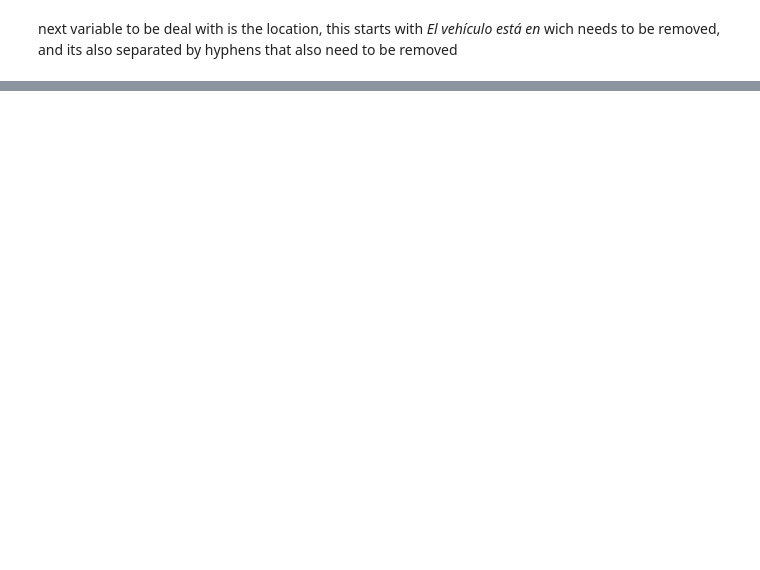
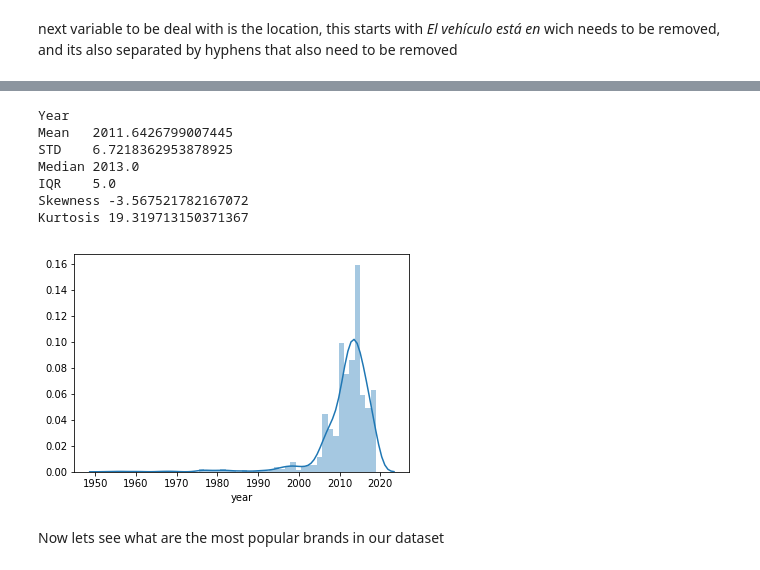
Before and after one commit to richardmon/car-prediction, a Jupyter notebook: Features.ipynb, the cells around one changed output, grey strips where cells are left out. Cells and saved outputs as stored; diff of their text form; code cells hidden in the pictures; blank space fills up the shorter version.

```diff
--- a/Features.ipynb
+++ b/Features.ipynb
@@ -100,0 +216,21 @@ df = df.set_index('id')
+# %%
+print('Year')
+print('Mean   {}'.format(df['year'].mean()))
+print('STD    {}'.format(df['year'].std()))
+print('Median {}'.format(df['year'].median()))
+print('IQR    {}'.format(scipy.stats.iqr(df['year'])))
+
+print('Skewness {}'.format(scipy.stats.skew(df['year'])))
+print('Kurtosis {}'.format(scipy.stats.kurtosis(df['year'])))
+sns.distplot(df['year']);
+# %% [output]
+Year
+Mean   2011.6426799007445
+STD    6.7218362953878925
+Median 2013.0
+IQR    5.0
+Skewness -3.567521782167072
+Kurtosis 19.319713150371367
+[figure, added]
+# %% [markdown]
+Now lets see what are the most popular brands in our dataset
```
Also changed, not shown: parts of 27 cells of this notebook, 1 other file.
